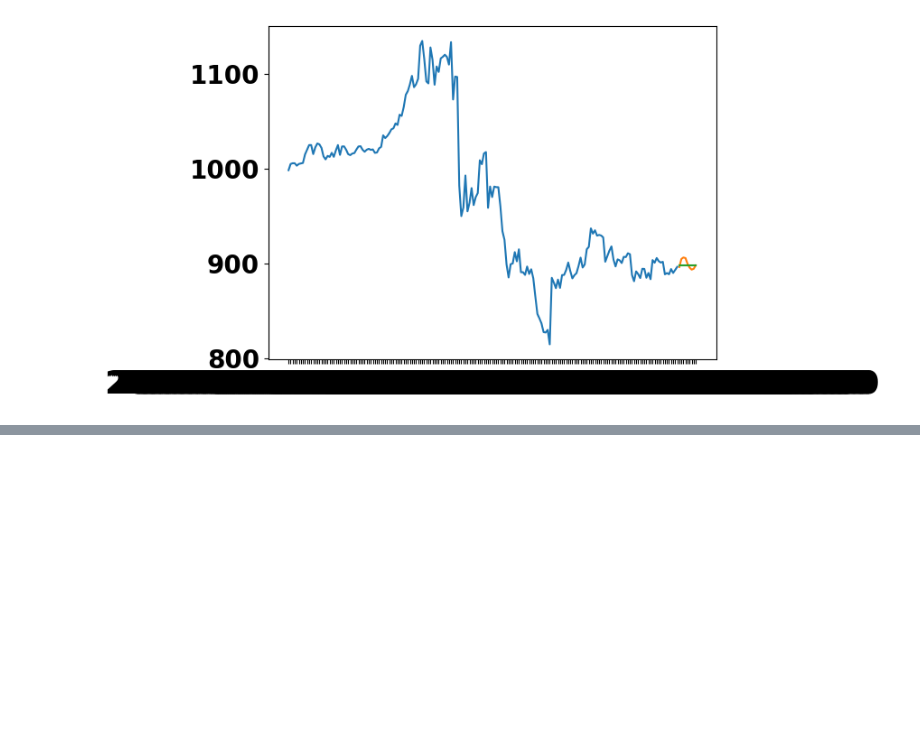
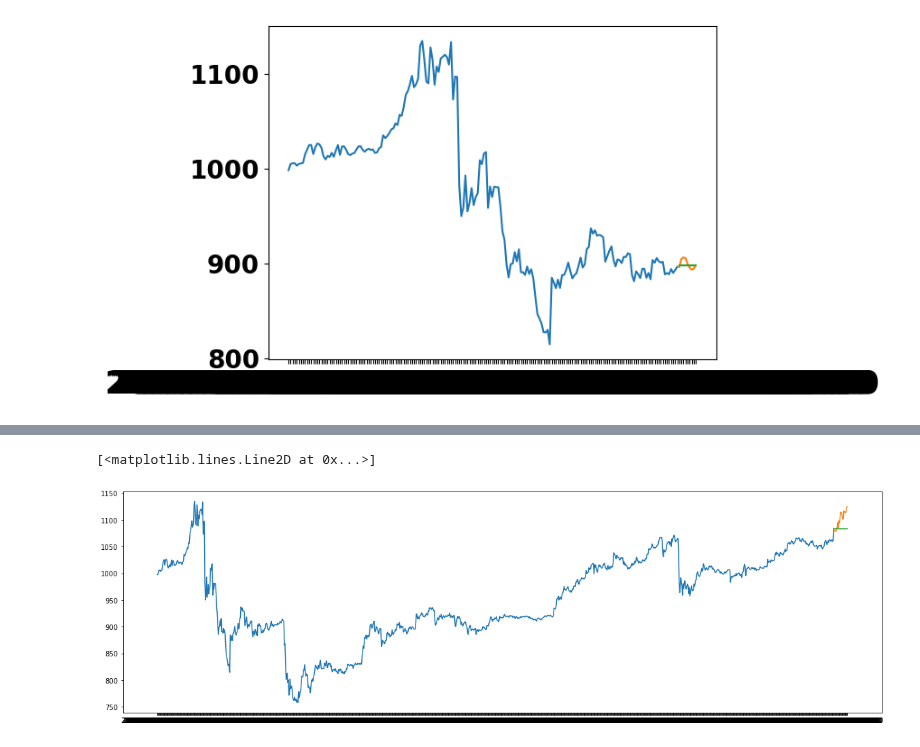
Before and after one commit to happysms/RuleBase-VS-TimeSeries-Algorithm, a Jupyter notebook: Arima/arima.ipynb, the cells around one changed output, grey strips where cells are left out. Drawn from its saved outputs; the diff is of its cells as text; code cells hidden in the pictures; blank space fills up the shorter version.

Commit message:
arima test

```diff
--- a/Arima/arima.ipynb
+++ b/Arima/arima.ipynb
@@ -273,0 +289,14 @@ plt.plot(forecast)
+# %%
+df.index = df.Datetime
+plt.figure(figsize=(20, 6))
+train, test = df[:1200][['Close']], df[1200:1224][['Close']]
+model = ARIMA(train, order=(2,1,2))
+model_fit = model.fit()
+full_forecast = model_fit.forecast(steps=24)
+forecast = pd.DataFrame(full_forecast[0], index=test.index, columns=test.columns)
+plt.plot(df[:1200]['Close'])
+plt.plot(test)
+plt.plot(forecast)
+# %% [output]
+[<matplotlib.lines.Line2D at 0x...>]
+[figure, added]
```
Also changed, not shown: parts of 4 cells of this notebook, 1 other file.
